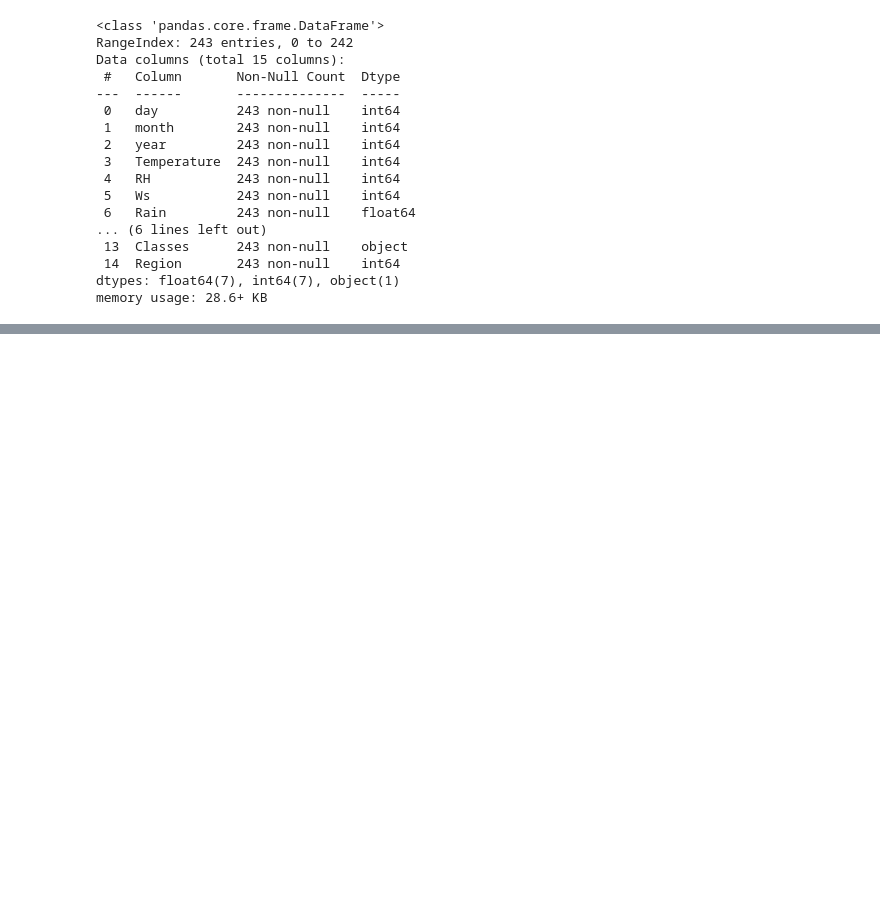
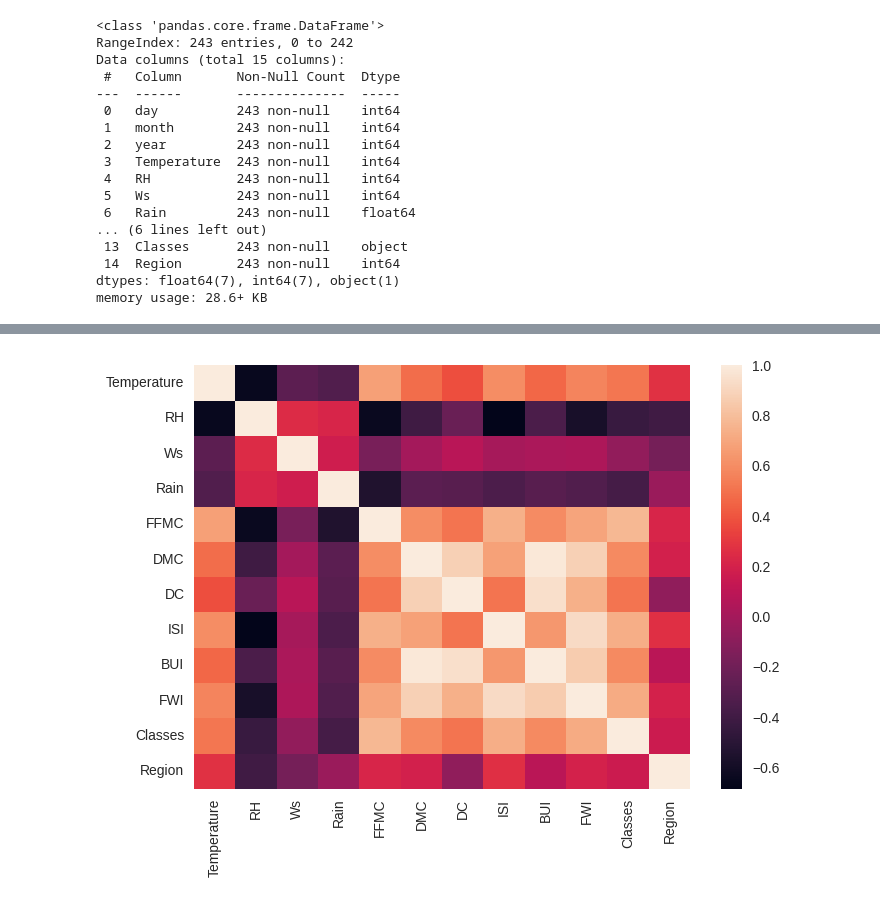
Before and after one commit to mukulvyas/Machine-Learning, a Jupyter notebook: Ridge, Lasso and ElasticNet ML Algorithms/Ridge Lasso Regression.ipynb, the cells around one changed output, grey strips where cells are left out. Saved outputs shown, nothing was run; the diff lists cells and outputs as text; code cells hidden in the pictures; blank space fills up the shorter version.

```diff
--- a/Ridge, Lasso and ElasticNet ML Algorithms/Ridge Lasso Regression.ipynb
+++ b/Ridge, Lasso and ElasticNet ML Algorithms/Ridge Lasso Regression.ipynb
@@ -229,0 +322,7 @@ df.describe()
+# %%
+# heatmap
+
+sns.heatmap(df_copy.corr())
+plt.show()
+# %% [output]
+[figure, added]
```
Also changed, not shown: parts of 17 cells of this notebook, 1 other file.
